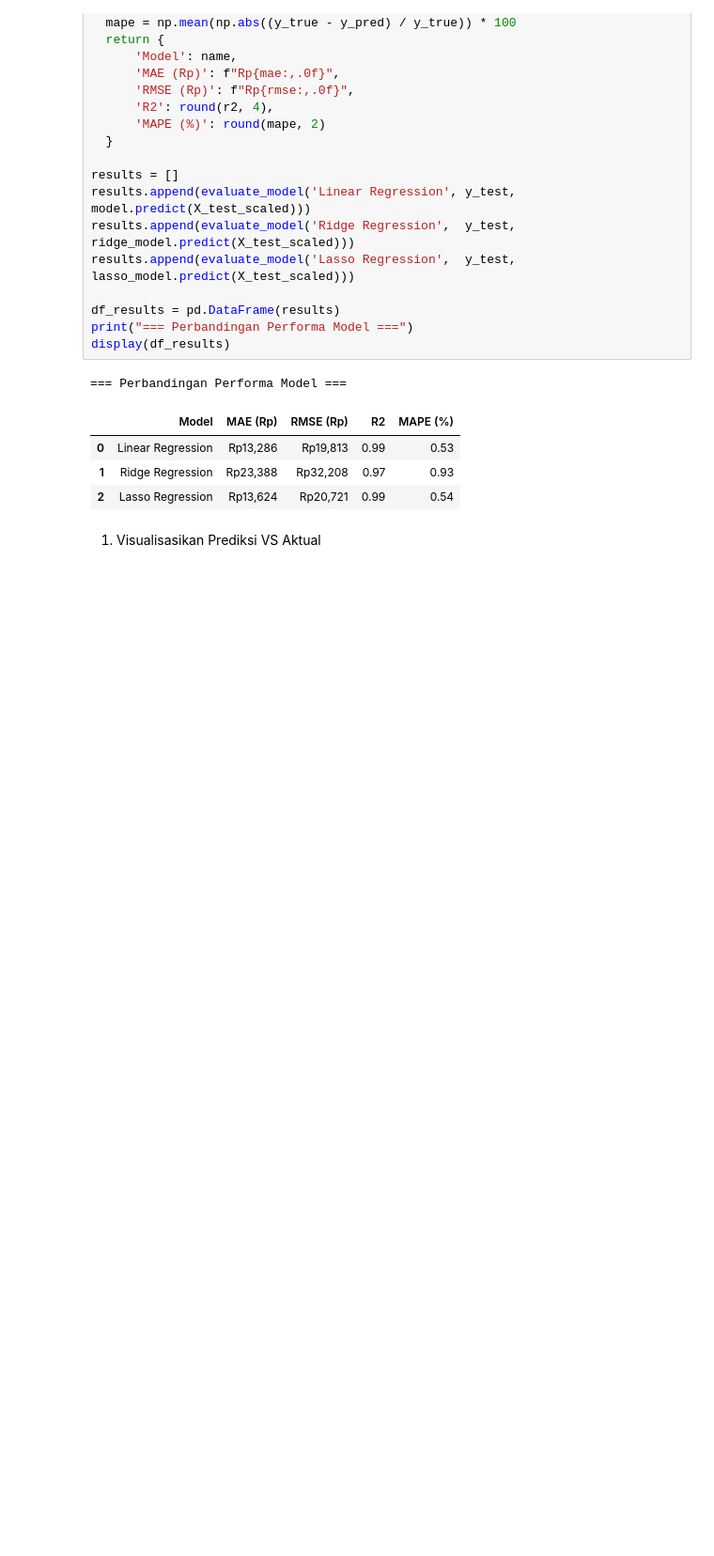
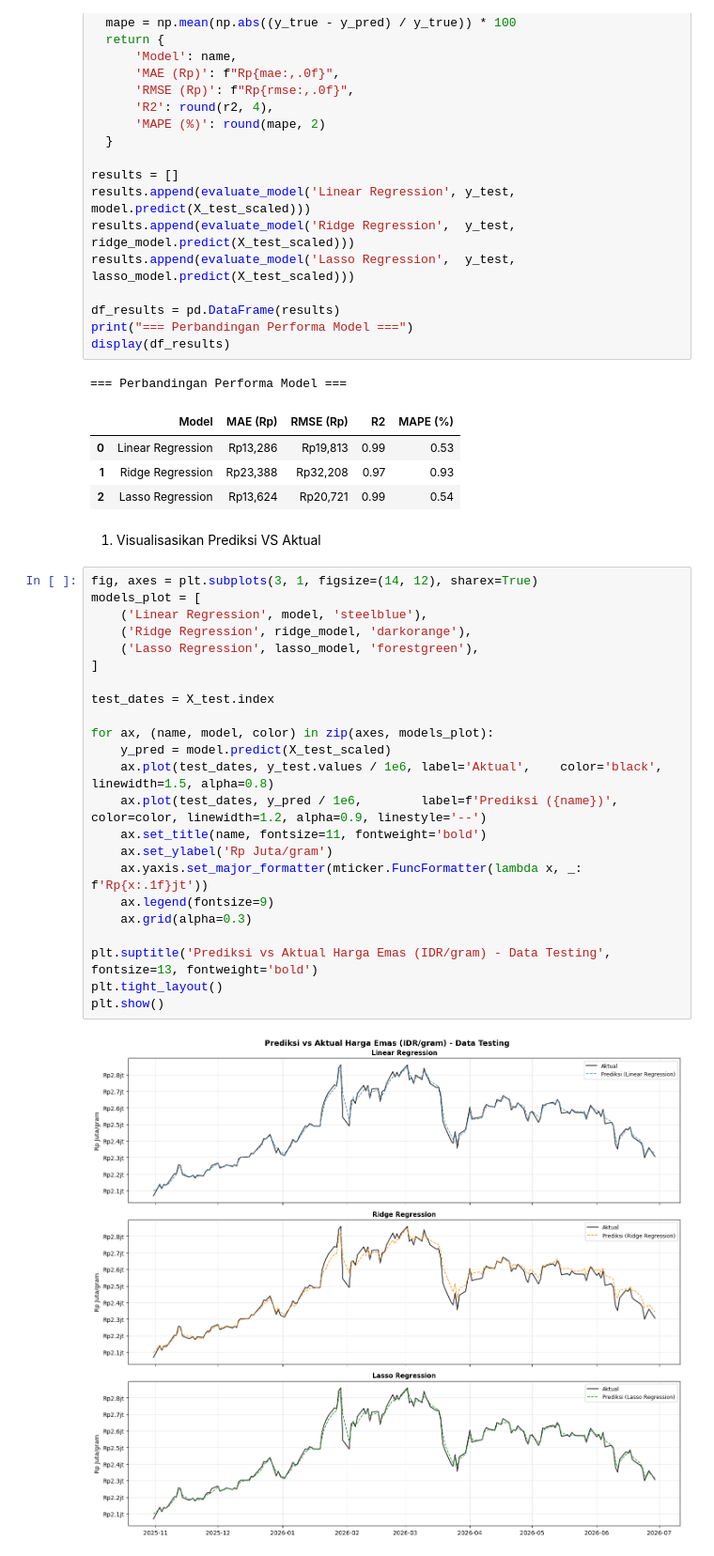
Before and after one commit to RenatGreen-flag/Model-Liniar-Regression, a Jupyter notebook: linearRegressionGoldnIDR.ipynb, the cells around one changed output. Shown at 94% size. Drawn from its saved outputs; the diff is of its cells as text; blank space fills up the shorter version.

```diff
--- a/linearRegressionGoldnIDR.ipynb
+++ b/linearRegressionGoldnIDR.ipynb
@@ -492,3 +492,28 @@ display(df_results)
 | 2 | Lasso Regression | Rp13,624 | Rp20,721 | 0.99 | 0.54 |
 # %% [markdown]
 1. Visualisasikan Prediksi VS Aktual
+# %%
+fig, axes = plt.subplots(3, 1, figsize=(14, 12), sharex=True)
+models_plot = [
+    ('Linear Regression', model, 'steelblue'),
+    ('Ridge Regression', ridge_model, 'darkorange'),
+    ('Lasso Regression', lasso_model, 'forestgreen'),
+]
+
+test_dates = X_test.index
+
+for ax, (name, model, color) in zip(axes, models_plot):
+    y_pred = model.predict(X_test_scaled)
+    ax.plot(test_dates, y_test.values / 1e6, label='Aktual',    color='black',  linewidth=1.5, alpha=0.8)
+    ax.plot(test_dates, y_pred / 1e6,        label=f'Prediksi ({name})', color=color, linewidth=1.2, alpha=0.9, linestyle='--')
+    ax.set_title(name, fontsize=11, fontweight='bold')
+    ax.set_ylabel('Rp Juta/gram')
+    ax.yaxis.set_major_formatter(mticker.FuncFormatter(lambda x, _: f'Rp{x:.1f}jt'))
+    ax.legend(fontsize=9)
+    ax.grid(alpha=0.3)
+
+plt.suptitle('Prediksi vs Aktual Harga Emas (IDR/gram) - Data Testing', fontsize=13, fontweight='bold')
+plt.tight_layout()
+plt.show()
+# %% [output]
+[figure, added]
```
Also changed, not shown: parts of 13 cells of this notebook.
